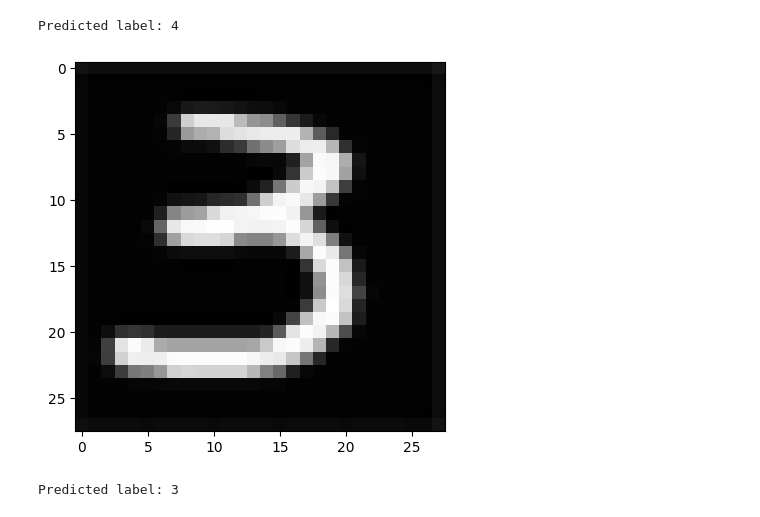
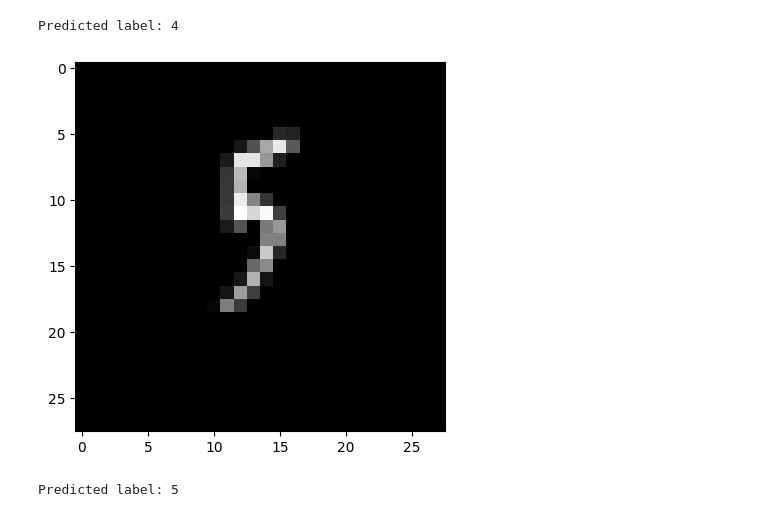
Before and after one commit to NTA12345/handwriting_recognized_with_cnn, a Jupyter notebook: handwriting_reg_with_cnn_v02.ipynb, the cells around one changed output. Drawn from its saved outputs; the diff is of its cells as text; code cells hidden in the pictures.

```diff
--- a/handwriting_reg_with_cnn_v02.ipynb
+++ b/handwriting_reg_with_cnn_v02.ipynb
@@ -30,0 +34,6 @@ Y_test:  (10000,)
+# %%
+for i in range(10):
+    print("Data point", i+1)
+    print("X_train:", X_train[i])
+    print("Y_train:", y_train[i])
+    print("\n")
@@ -30,0 +60,18 @@ Y_test:  (10000,)
+# %%
+# Chọn số lượng hình ảnh muốn hiển thị
+num_images = 20
+
+fig, axes = plt.subplots(nrows=4, ncols=5, figsize=(10, 5))
+
+for i in range(num_images):
+    # Lấy hình ảnh và nhãn tương ứng
+    img = X_train[i]
+    label = y_train[i]
+
+    ax = axes[i//5, i%5]
+    ax.imshow(img, cmap='gray')
+    ax.set_title(f"Label: {label}")
+    ax.axis('off')
+
+plt.tight_layout()
+plt.show()
@@ -443,36 +491,36 @@ def convert_to_binary(file_path):
 def predict(image):
     '''
     Dự đoán nhãn cho một hình ảnh mới.
     - image là một mảng numpy 2d.
     '''
     out, _, _ = forward(image, 0)  # Sử dụng nhãn 0 vì nhãn không quan trọng trong quá trình dự đoán
     return np.argmax(out)  # Trả về nhãn có xác suất cao nhất
 
 
 def load_image(file_path):
     # Open the image file
     with Image.open(file_path) as img:
         # Convert the image to grayscale
         img = img.convert('L')
         # Invert the colors (black becomes white and vice versa)
         img = ImageOps.invert(img)
         # Resize the image to 28x28
         img = img.resize((28, 28))
         # Convert the image data to a numpy array and return
         return np.array(img)
 
 # Load the image
-image_path = 'data/model_1/test_17.png'
+image_path = 'data/model_1/test_1.jpeg'
 image = load_image(image_path)
 # In ra hình ảnh
 plt.imshow(image, cmap='gray')
 plt.show()
 # Now you can pass this image to your predict function
 predicted_label = predict(image)
 print("Predicted label:", predicted_label)
 # %% [output]
-[figure, old version]
+[figure, new version]
-Predicted label: 3
+Predicted label: 5
 # %%
 import tkinter as tk
 from PIL import ImageGrab, Image, ImageOps
```
Also changed, not shown: parts of 8 cells of this notebook, 1 other file.
